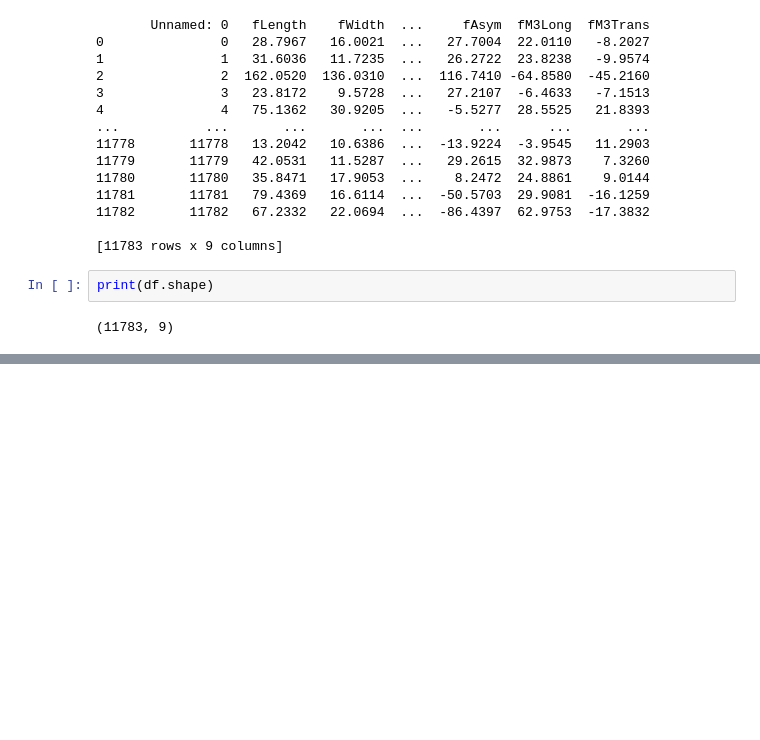
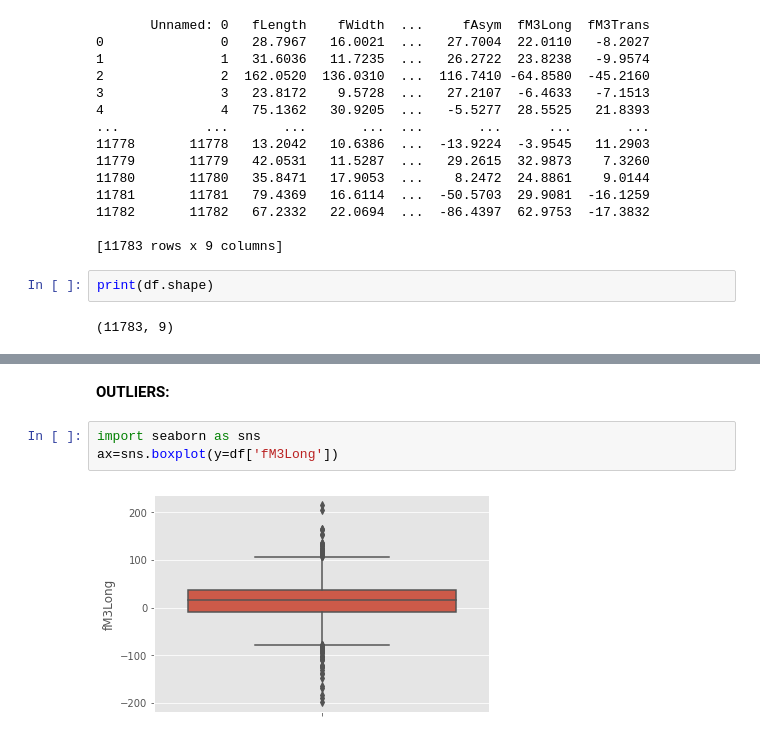
Before and after one commit to Sonypriyasonu/VITBML-EDA1, a Jupyter notebook: VITBML-EDA1.ipynb, the cells around one changed output, grey strips where cells are left out. Cells and saved outputs as stored; diff of their text form; blank space fills up the shorter version.

```diff
--- a/VITBML-EDA1.ipynb
+++ b/VITBML-EDA1.ipynb
@@ -178,0 +326,7 @@ plt.show()
+# %% [markdown]
+**OUTLIERS:**
+# %%
+import seaborn as sns
+ax=sns.boxplot(y=df['fM3Long'])
+# %% [output]
+[figure, added]
```
Also changed, not shown: parts of 15 cells of this notebook.
